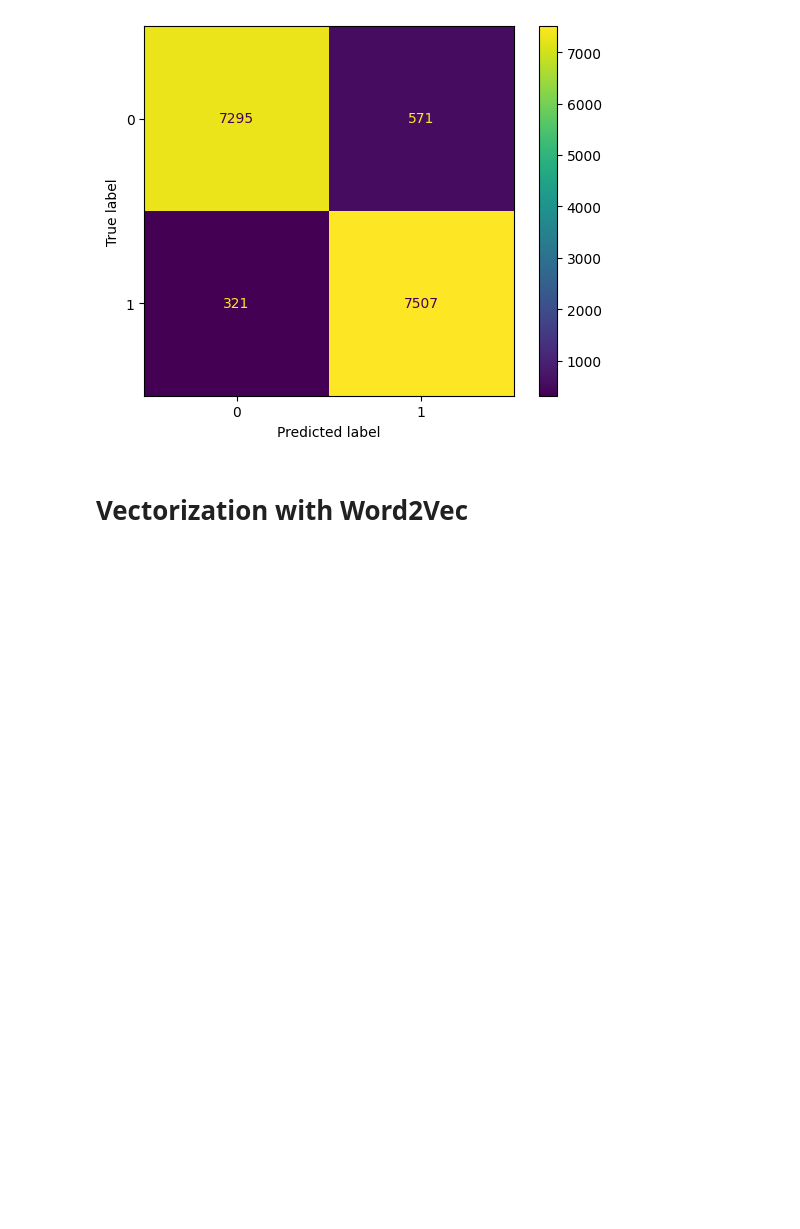
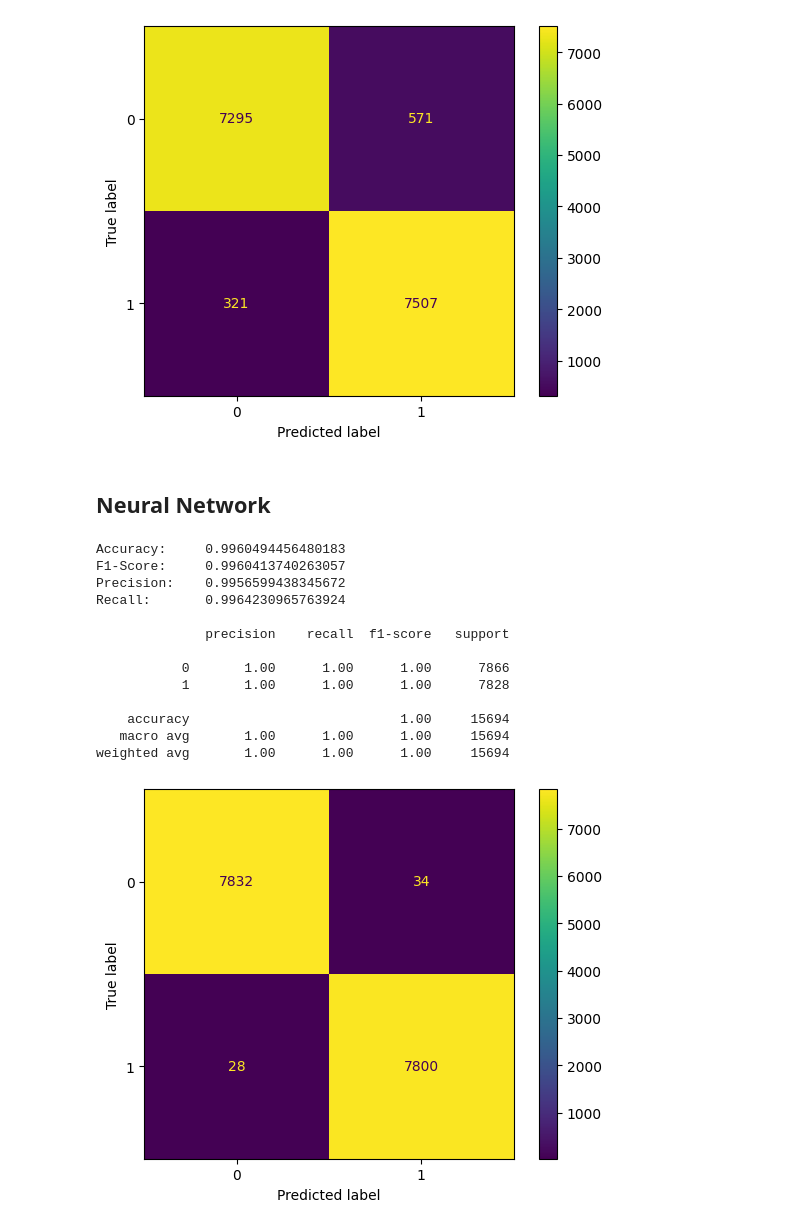
Before and after one commit to nikobiebl/Project-Work-2, a Jupyter notebook: code.ipynb, the cells around one changed output. Drawn from its saved outputs; the diff is of its cells as text; code cells hidden in the pictures; blank space fills up the shorter version.

```diff
--- a/code.ipynb
+++ b/code.ipynb
@@ -445,5 +446,32 @@ Recall:       0.9589933571793562
    macro avg       0.94      0.94      0.94     15694
 weighted avg       0.94      0.94      0.94     15694
 [figure]
-# %% [markdown]
-# Vectorization with Word2Vec
+# %% [markdown]
+## Neural Network
+# %%
+# create classifier object
+mlp_tfidf_classifier = MLPClassifier(random_state=42)
+
+# train classifier
+mlp_tfidf_classifier.fit(X_train_tfidf, y_train)
+
+# test classifier
+mlp_tfidf_predictions = mlp_tfidf_classifier.predict(X_test_tfidf)
+
+# evaluate
+evaluate(mlp_tfidf_predictions)
+# %% [output]
+Accuracy:     0.9960494456480183
+F1-Score:     0.9960413740263057
+Precision:    0.9956599438345672
+Recall:       0.9964230965763924
+
+              precision    recall  f1-score   support
+
+           0       1.00      1.00      1.00      7866
+           1       1.00      1.00      1.00      7828
+
+    accuracy                           1.00     15694
+   macro avg       1.00      1.00      1.00     15694
+weighted avg       1.00      1.00      1.00     15694
+[figure, added]
```
Also changed, not shown: parts of 2 cells of this notebook, 1 other file.
